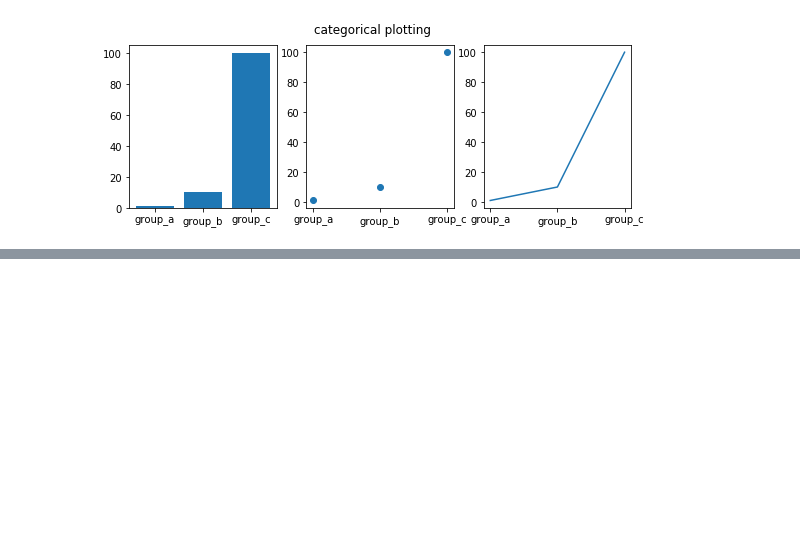
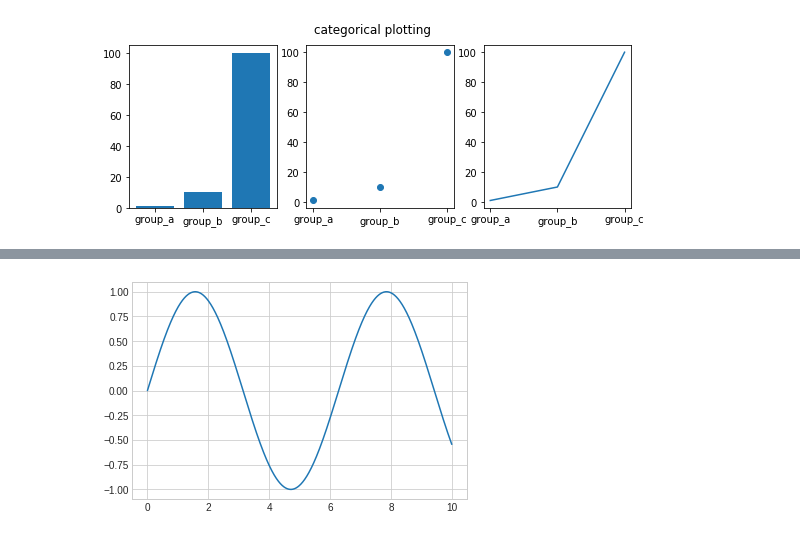
Before and after one commit to yakshithav/internship, a Jupyter notebook: matp1.ipynb, the cells around one changed output, grey strips where cells are left out. Cells and saved outputs as stored; diff of their text form; code cells hidden in the pictures; blank space fills up the shorter version.

```diff
--- a/matp1.ipynb
+++ b/matp1.ipynb
@@ -64,0 +84,4 @@ plt.show()
+# %%
+plt.plot(x, np.sin(x));
+# %% [output]
+[figure, added]
```
Also changed, not shown: parts of 19 cells of this notebook.
